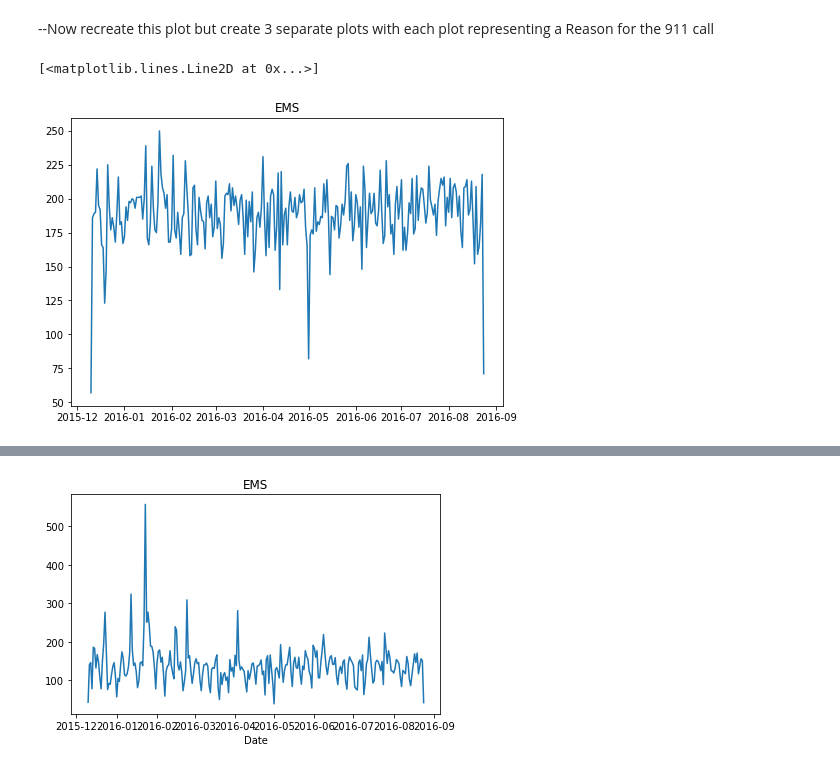
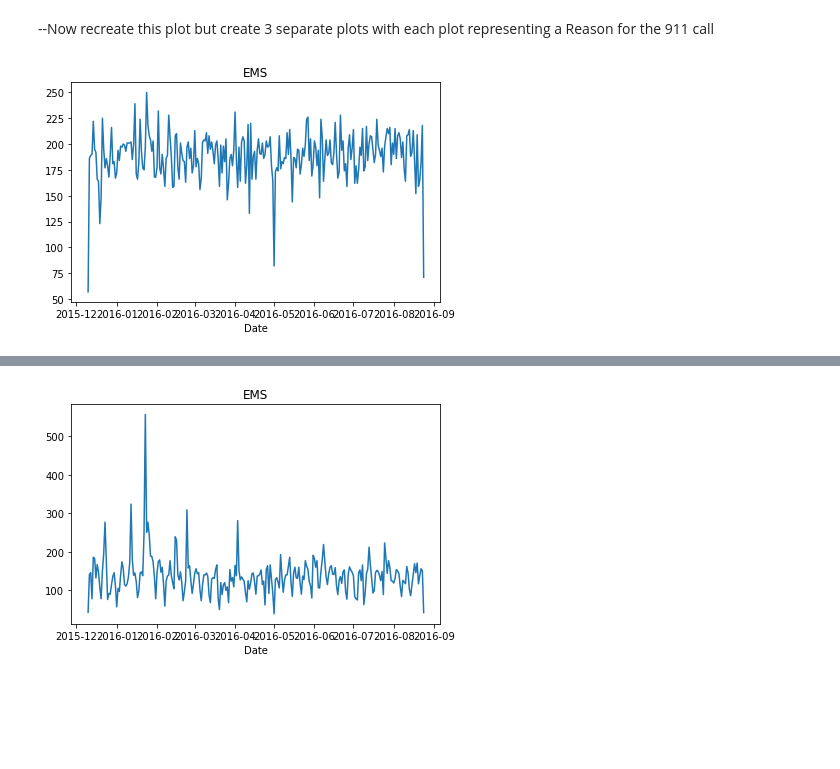
Before and after one commit to ShimnaA/calls_data, a Jupyter notebook: CallsData.ipynb, the cells around one changed output, grey strips where cells are left out. Saved outputs shown, nothing was run; the diff lists cells and outputs as text; code cells hidden in the pictures; blank space fills up the shorter version.

```diff
--- a/CallsData.ipynb
+++ b/CallsData.ipynb
@@ -254,17 +254,12 @@ ax.plot(byDate.index, byDate['lat'])
 [figure]
 # %% [markdown]
 --Now recreate this plot but create 3 separate plots with each plot representing a Reason for the 911 call
-# %%
-byDate_reason = df[df['Reason'] == 'EMS'].groupby('Date').count()
-byDate_reason.head()
-
-fig = plt.figure()
-ax = fig.add_axes([0,0,1,1])
-ax.set_title("EMS")
-ax.plot(byDate_reason.index, byDate_reason['lat'])
-# %% [output]
-[<matplotlib.lines.Line2D at 0x...>]
-[figure, removed]
+# %%
+df[df['Reason'] == 'EMS'].groupby('Date').count()['lat'].plot()
+plt.title("EMS")
+plt.tight_layout()
+# %% [output]
+[figure, added]
 # %%
 df[df['Reason'] == 'Fire'].groupby('Date').count()['lat'].plot()
 plt.title("Fire")
```
Also changed, not shown: parts of 1 cell of this notebook, 2 other files.
